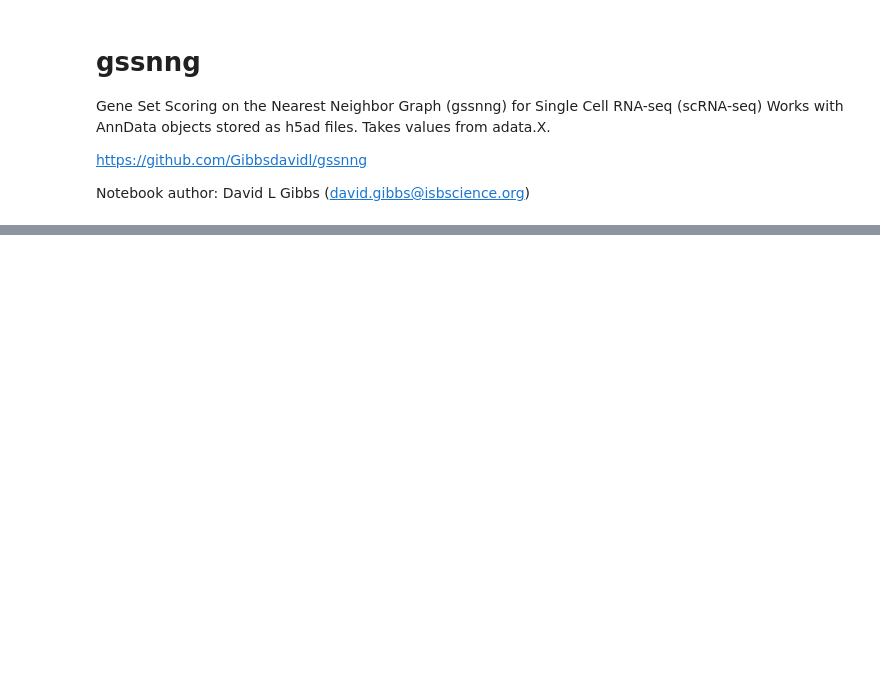
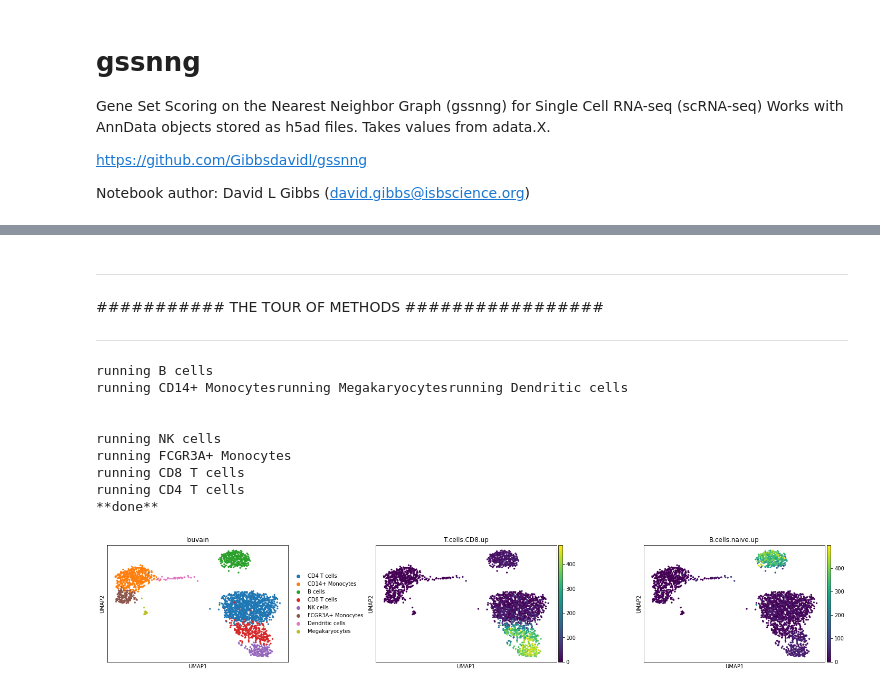
Before and after one commit to IlyaLab/gssnng, a Jupyter notebook: notebooks/gssnng_quick_start.ipynb, the cells around one changed output, grey strips where cells are left out. Saved outputs shown, nothing was run; the diff lists cells and outputs as text; code cells hidden in the pictures; blank space fills up the shorter version.

```diff
--- a/notebooks/gssnng_quick_start.ipynb
+++ b/notebooks/gssnng_quick_start.ipynb
@@ -44,0 +88,38 @@ sc.pl.umap(q, color=['louvain','T.cells.CD8'], wspace=0.35)
+# %% [markdown]
+---
+
+###########  THE TOUR OF METHODS #################
+
+---
+# %%
+### RANK BIASED OVERLAP ###
+
+# del the previous scores
+q.obs = q.obs.drop(gene_set_names, axis=1)
+
+# rescore
+score_cells.with_gene_sets(
+        adata=q,
+        gene_set_file=gene_set_file,
+        groupby="louvain",
+        recompute_neighbors=0,
+        score_method="rank_biased_overlap",
+        method_params={'rbo_depth':50},
+        samp_neighbors=29,
+        noise_trials=0,
+        ranked=True,
+        cores=4
+    )
+# let's visualize
+sc.pl.umap(q, color=['louvain','T.cells.CD8.up','B.cells.naive.up'], wspace=0.35)
+# %% [output]
+running B cells
+running CD14+ Monocytesrunning Megakaryocytesrunning Dendritic cells
+
+
+running NK cells
+running FCGR3A+ Monocytes
+running CD8 T cells
+running CD4 T cells
+**done**
+[figure, added]
```
Also changed, not shown: parts of 11 cells of this notebook.
